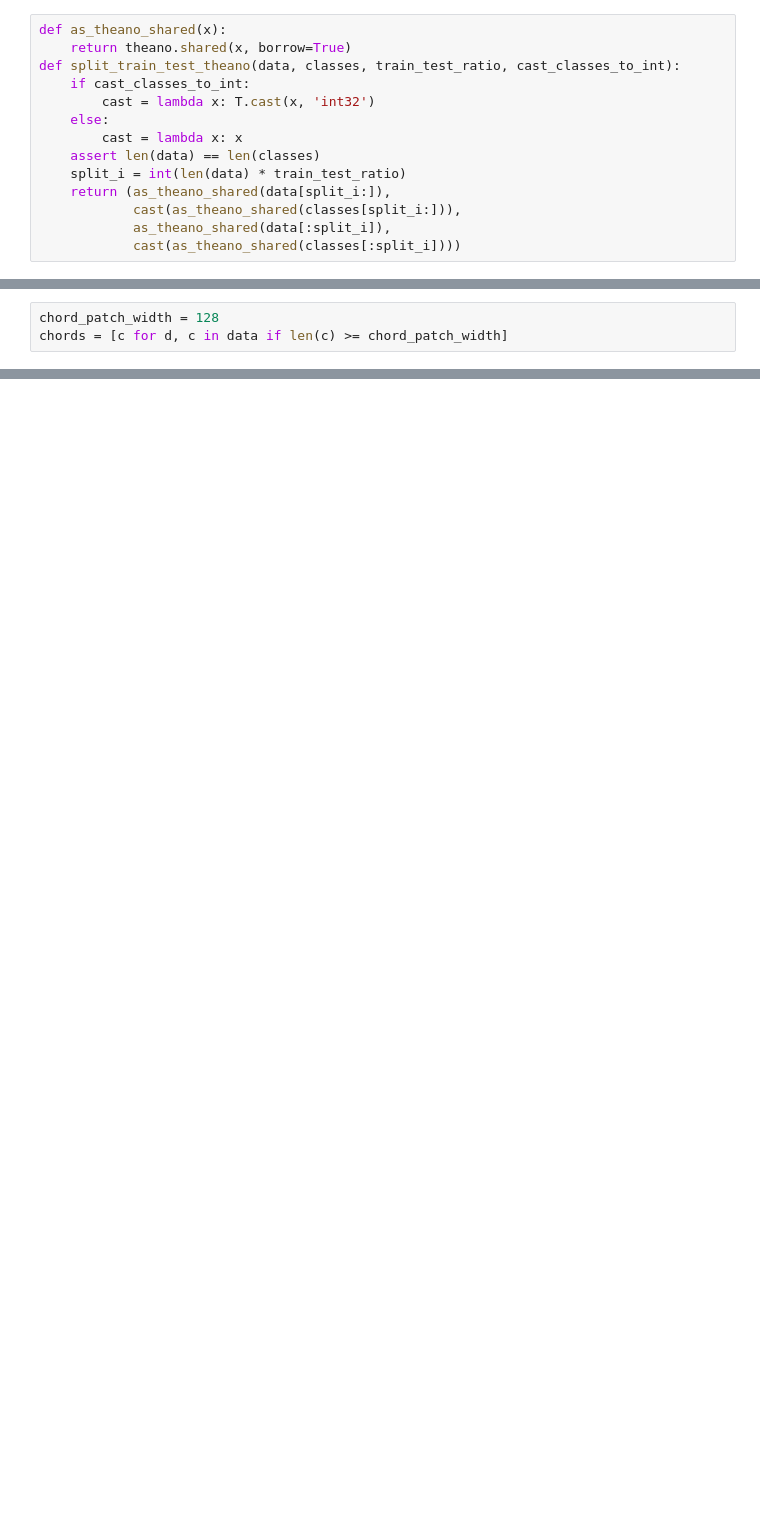
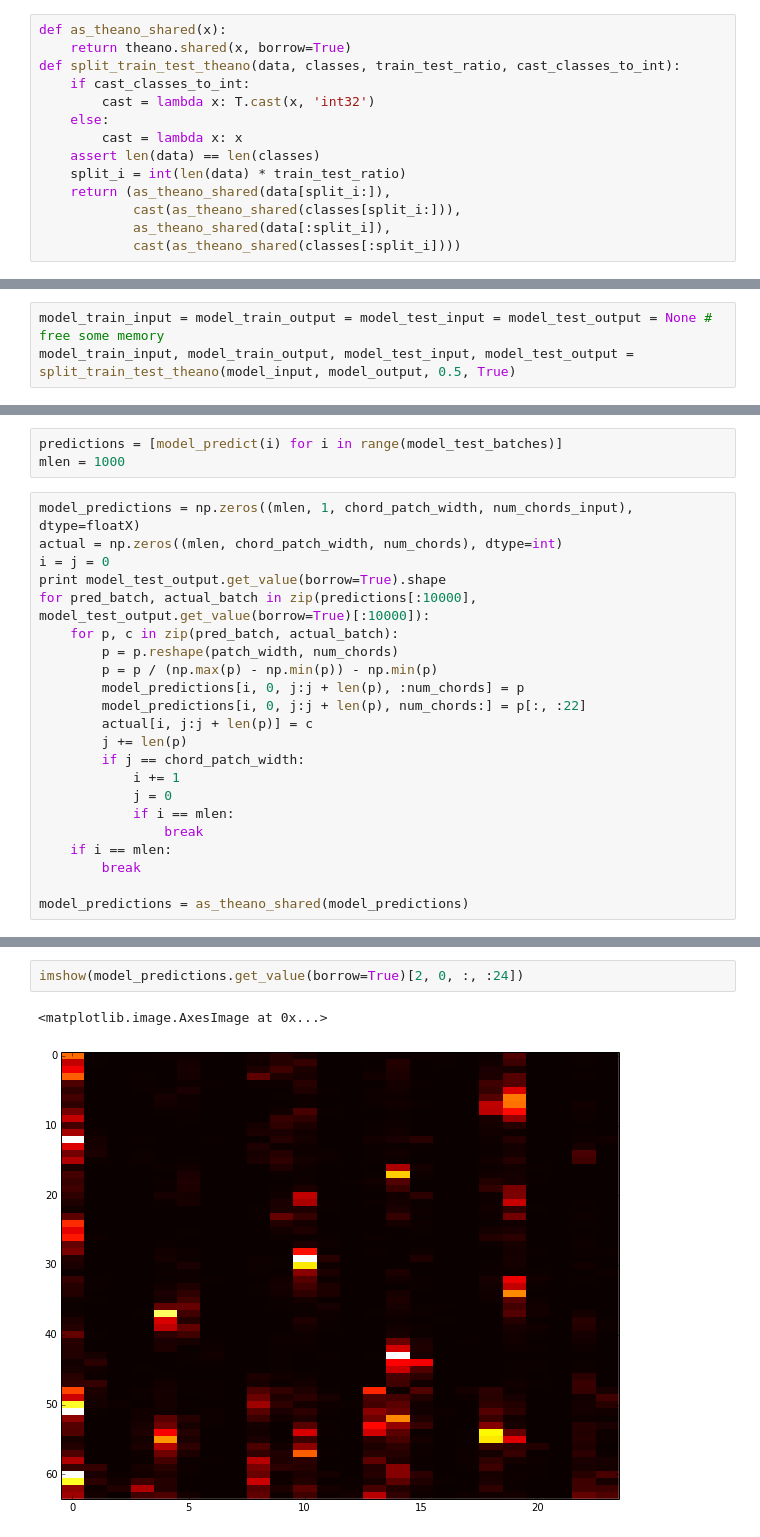
Before and after one commit to andreasjansson/chordrec, a Jupyter notebook: notebooks/convnet.ipynb, the cells around one changed output, grey strips where cells are left out. Saved outputs shown, nothing was run; the diff lists cells and outputs as text; blank space fills up the shorter version.

Commit message:
predict sequence

```diff
--- a/notebooks/convnet.ipynb
+++ b/notebooks/convnet.ipynb
@@ -288,0 +108,3 @@ test_model = theano.function(
+# %%
+model_train_input = model_train_output = model_test_input = model_test_output = None # free some memory
+model_train_input, model_train_output, model_test_input, model_test_output = split_train_test_theano(model_input, model_output, 0.5, True)
@@ -316,3 +352,0 @@ CHORDS_BATCH_SIZE = 1000
-# %%
-chord_patch_width = 128
-chords = [c for d, c in data if len(c) >= chord_patch_width]
@@ -436,0 +353,25 @@ Inputs strides: [(5888, 1), (8,)]
+# %%
+predictions = [model_predict(i) for i in range(model_test_batches)]
+mlen = 1000
+# %%
+model_predictions = np.zeros((mlen, 1, chord_patch_width, num_chords_input), dtype=floatX)
+actual = np.zeros((mlen, chord_patch_width, num_chords), dtype=int)
+i = j = 0
+print model_test_output.get_value(borrow=True).shape
+for pred_batch, actual_batch in zip(predictions[:10000], model_test_output.get_value(borrow=True)[:10000]):
+    for p, c in zip(pred_batch, actual_batch):
+        p = p.reshape(patch_width, num_chords)
+        p = p / (np.max(p) - np.min(p)) - np.min(p)
+        model_predictions[i, 0, j:j + len(p), :num_chords] = p
+        model_predictions[i, 0, j:j + len(p), num_chords:] = p[:, :22]
+        actual[i, j:j + len(p)] = c
+        j += len(p)
+        if j == chord_patch_width:
+            i += 1
+            j = 0
+            if i == mlen:
+                break
+    if i == mlen:
+        break
+
+model_predictions = as_theano_shared(model_predictions)
@@ -436,0 +380,5 @@ Inputs strides: [(5888, 1), (8,)]
+# %%
+imshow(model_predictions.get_value(borrow=True)[2, 0, :, :24])
+# %% [output]
+<matplotlib.image.AxesImage at 0x...>
+[figure, added]
```
Also changed, not shown: parts of 36 cells of this notebook.
